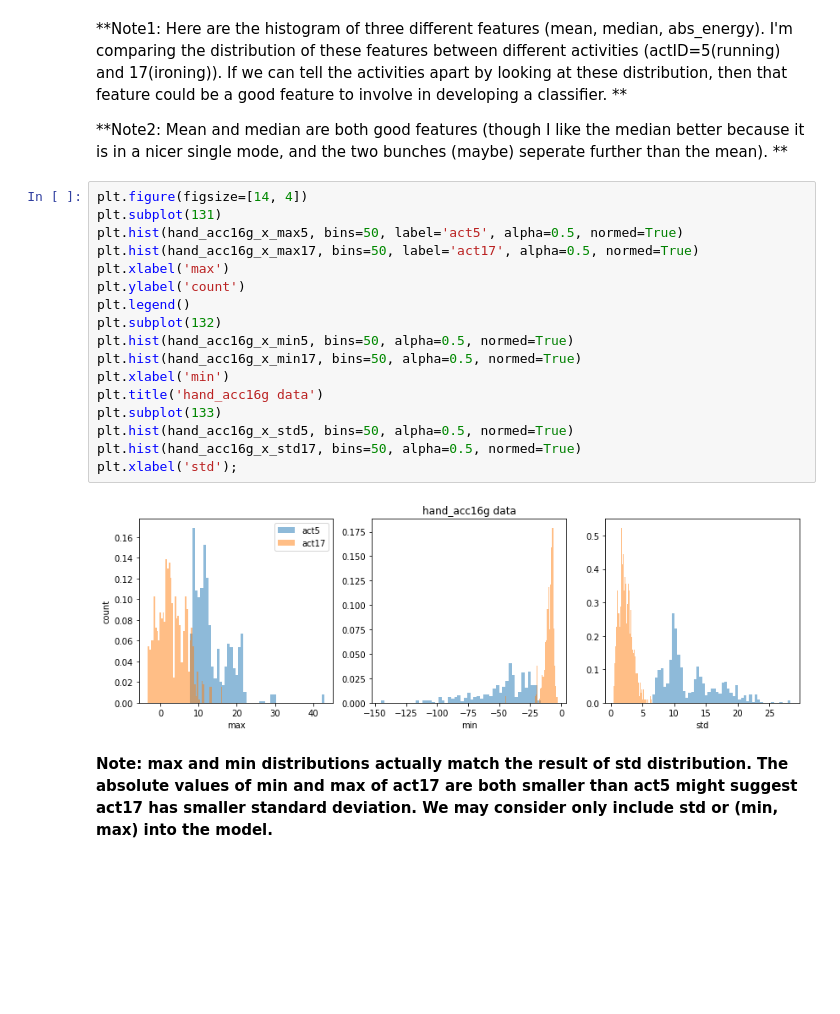
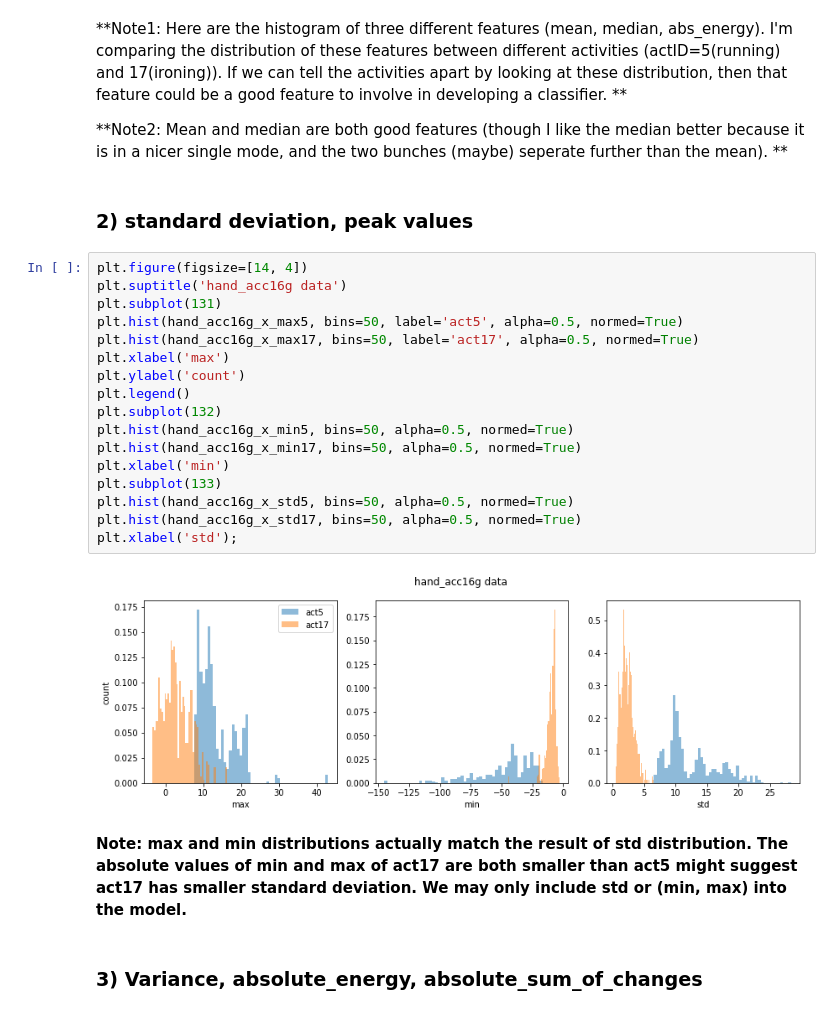
Before and after one commit to kcmeehan/BiometricsActivityClassification, a Jupyter notebook: feature_extraction.ipynb, the cells around one changed output. Saved outputs shown, nothing was run; the diff lists cells and outputs as text; blank space fills up the shorter version.

```diff
--- a/feature_extraction.ipynb
+++ b/feature_extraction.ipynb
@@ -142,24 +138,28 @@ plt.xlabel('abs_energy');
 **Note1: Here are the histogram of three different features (mean, median, abs_energy). I'm comparing the distribution of these features between different activities (actID=5(running) and 17(ironing)). If we can tell the activities apart by looking at these distribution, then that feature could be a good feature to involve in developing a classifier. **
 
 **Note2: Mean and median are both good features (though I like the median better because it is in a nicer single mode, and the two bunches (maybe) seperate further than the mean). **
+# %% [markdown]
+### 2) standard deviation, peak values
 # %%
 plt.figure(figsize=[14, 4])
+plt.suptitle('hand_acc16g data')
 plt.subplot(131)
 plt.hist(hand_acc16g_x_max5, bins=50, label='act5', alpha=0.5, normed=True)
 plt.hist(hand_acc16g_x_max17, bins=50, label='act17', alpha=0.5, normed=True)
 plt.xlabel('max')
 plt.ylabel('count')
 plt.legend()
 plt.subplot(132)
 plt.hist(hand_acc16g_x_min5, bins=50, alpha=0.5, normed=True)
 plt.hist(hand_acc16g_x_min17, bins=50, alpha=0.5, normed=True)
 plt.xlabel('min')
-plt.title('hand_acc16g data')
 plt.subplot(133)
 plt.hist(hand_acc16g_x_std5, bins=50, alpha=0.5, normed=True)
 plt.hist(hand_acc16g_x_std17, bins=50, alpha=0.5, normed=True)
 plt.xlabel('std');
 # %% [output]
-[figure, old version]
+[figure, new version]
 # %% [markdown]
-**Note: max and min distributions actually match the result of std distribution. The absolute values of min and max of act17 are both smaller than act5 might suggest act17 has smaller standard deviation. We may consider only include std or (min, max) into the model.**
+**Note: max and min distributions actually match the result of std distribution. The absolute values of min and max of act17 are both smaller than act5 might suggest act17 has smaller standard deviation. We may only include std or (min, max) into the model.**
+# %% [markdown]
+### 3) Variance, absolute_energy, absolute_sum_of_changes
```
Also changed, not shown: parts of 12 cells of this notebook, 1 other file.
